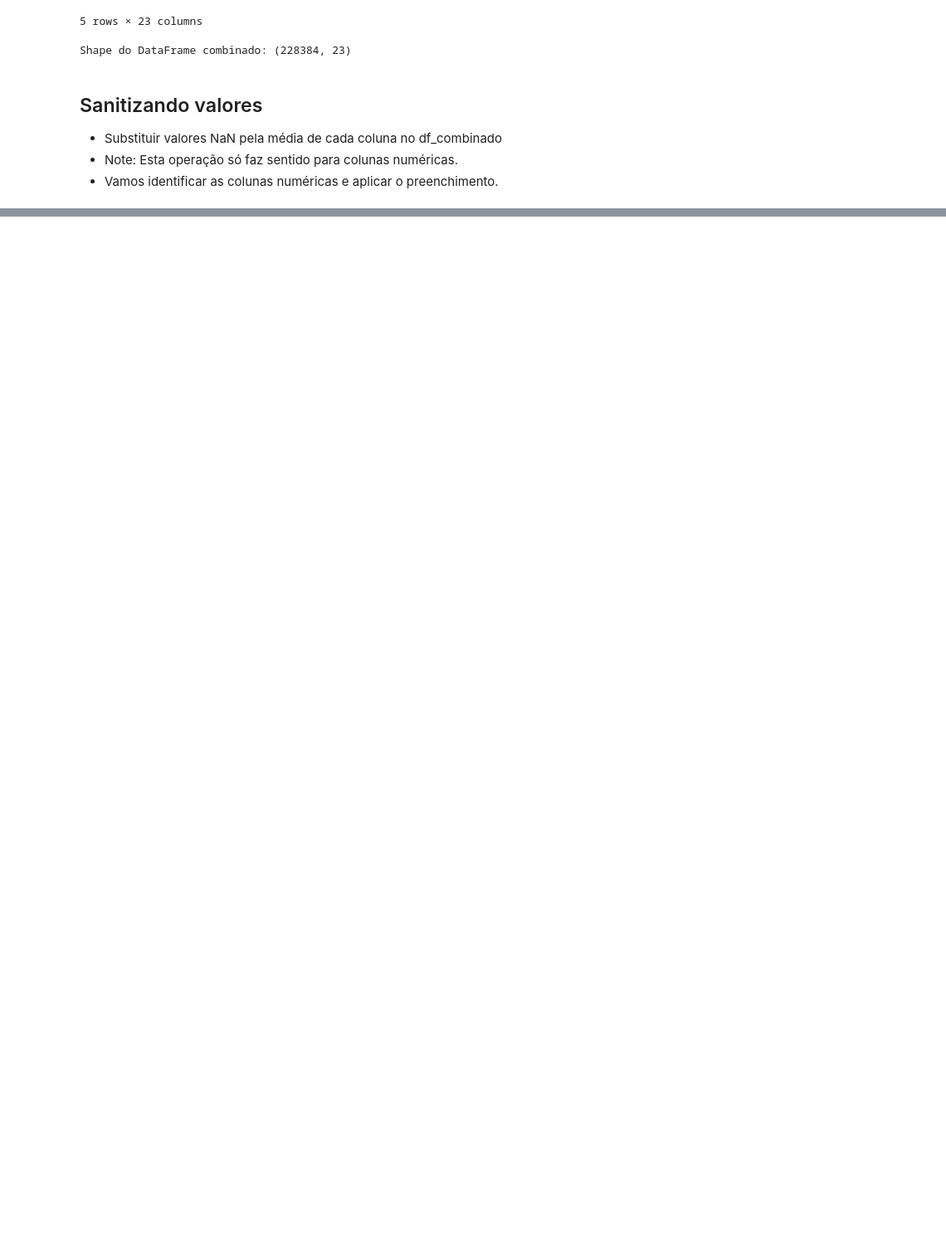
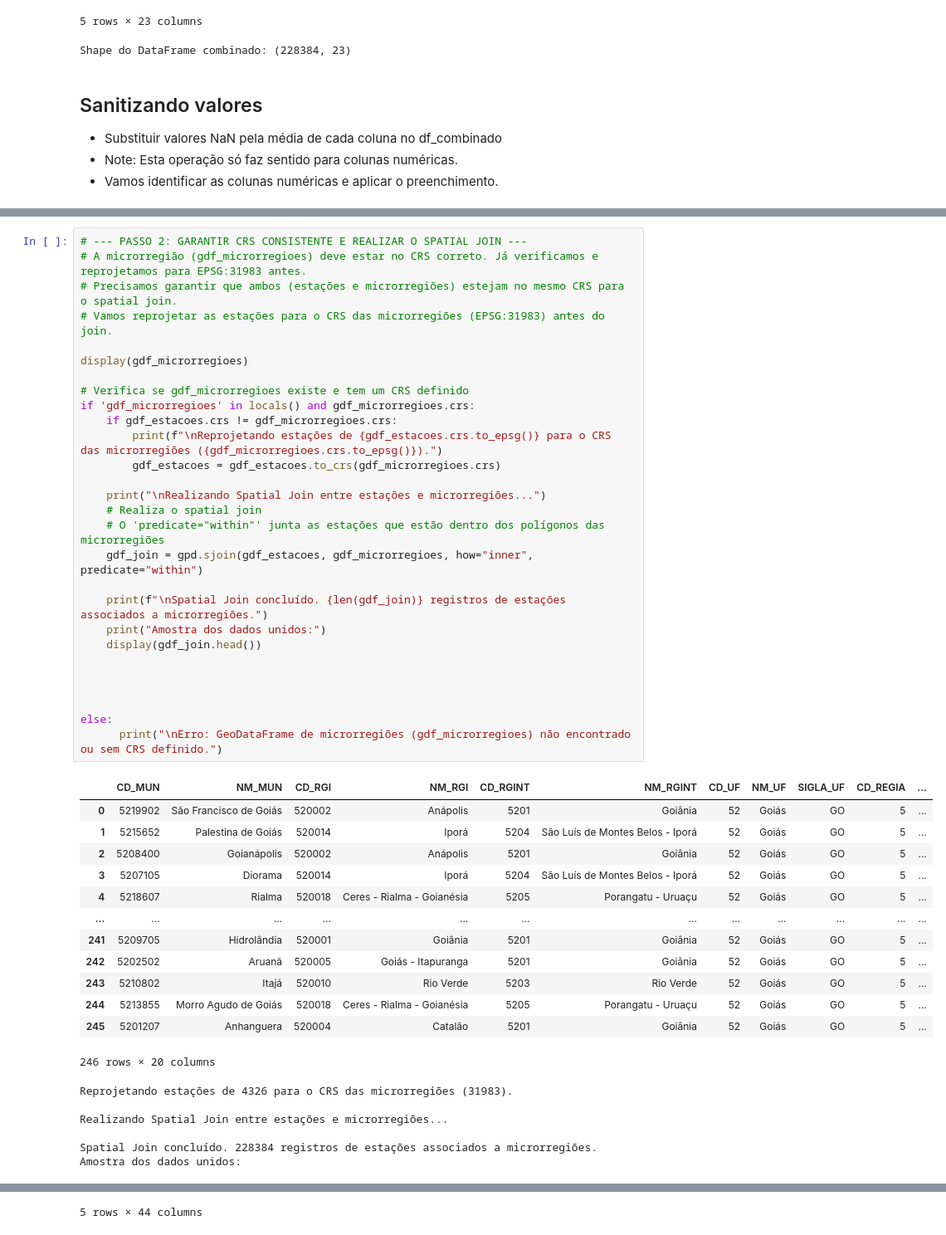
Before and after one commit to Ficheles/ml-politicas-energeticas-ifg-2025, a Jupyter notebook: exploratory_data_analysis.ipynb, the cells around one changed output, grey strips where cells are left out. Shown at 83% size. Cells and saved outputs as stored; diff of their text form; blank space fills up the shorter version.

```diff
--- a/exploratory_data_analysis.ipynb
+++ b/exploratory_data_analysis.ipynb
@@ -691,0 +730,48 @@ Amostra do DataFrame após preencher NaNs com a média:
+# %%
+# --- PASSO 2: GARANTIR CRS CONSISTENTE E REALIZAR O SPATIAL JOIN ---
+# A microrregião (gdf_microrregioes) deve estar no CRS correto. Já verificamos e reprojetamos para EPSG:31983 antes.
+# Precisamos garantir que ambos (estações e microrregiões) estejam no mesmo CRS para o spatial join.
+# Vamos reprojetar as estações para o CRS das microrregiões (EPSG:31983) antes do join.
+
+display(gdf_microrregioes)
+
+# Verifica se gdf_microrregioes existe e tem um CRS definido
+if 'gdf_microrregioes' in locals() and gdf_microrregioes.crs:
+    if gdf_estacoes.crs != gdf_microrregioes.crs:
+        print(f"\nReprojetando estações de {gdf_estacoes.crs.to_epsg()} para o CRS das microrregiões ({gdf_microrregioes.crs.to_epsg()}).")
+        gdf_estacoes = gdf_estacoes.to_crs(gdf_microrregioes.crs)
+
+    print("\nRealizando Spatial Join entre estações e microrregiões...")
+    # Realiza o spatial join
+    # O 'predicate="within"' junta as estações que estão dentro dos polígonos das microrregiões
+    gdf_join = gpd.sjoin(gdf_estacoes, gdf_microrregioes, how="inner", predicate="within")
+
+    print(f"\nSpatial Join concluído. {len(gdf_join)} registros de estações associados a microrregiões.")
+    print("Amostra dos dados unidos:")
+    display(gdf_join.head())
+
+
+
+
+else:
+      print("\nErro: GeoDataFrame de microrregiões (gdf_microrregioes) não encontrado ou sem CRS definido.")
+# %% [output]
+|  | CD_MUN | NM_MUN | CD_RGI | NM_RGI | CD_RGINT | NM_RGINT | CD_UF | NM_UF | SIGLA_UF | CD_REGIA | ... |
+| 0 | 5219902 | São Francisco de Goiás | 520002 | Anápolis | 5201 | Goiânia | 52 | Goiás | GO | 5 | ... |
+| 1 | 5215652 | Palestina de Goiás | 520014 | Iporá | 5204 | São Luís de Montes Belos - Iporá | 52 | Goiás | GO | 5 | ... |
+| 2 | 5208400 | Goianápolis | 520002 | Anápolis | 5201 | Goiânia | 52 | Goiás | GO | 5 | ... |
+| 3 | 5207105 | Diorama | 520014 | Iporá | 5204 | São Luís de Montes Belos - Iporá | 52 | Goiás | GO | 5 | ... |
+| 4 | 5218607 | Rialma | 520018 | Ceres - Rialma - Goianésia | 5205 | Porangatu - Uruaçu | 52 | Goiás | GO | 5 | ... |
+| ... | ... | ... | ... | ... | ... | ... | ... | ... | ... | ... | ... |
+| 241 | 5209705 | Hidrolândia | 520001 | Goiânia | 5201 | Goiânia | 52 | Goiás | GO | 5 | ... |
+| 242 | 5202502 | Aruanã | 520005 | Goiás - Itapuranga | 5201 | Goiânia | 52 | Goiás | GO | 5 | ... |
+| 243 | 5210802 | Itajá | 520010 | Rio Verde | 5203 | Rio Verde | 52 | Goiás | GO | 5 | ... |
+| 244 | 5213855 | Morro Agudo de Goiás | 520018 | Ceres - Rialma - Goianésia | 5205 | Porangatu - Uruaçu | 52 | Goiás | GO | 5 | ... |
+| 245 | 5201207 | Anhanguera | 520004 | Catalão | 5201 | Goiânia | 52 | Goiás | GO | 5 | ... |
+246 rows × 20 columns
+Reprojetando estações de 4326 para o CRS das microrregiões (31983).
+
+Realizando Spatial Join entre estações e microrregiões...
+
+Spatial Join concluído. 228384 registros de estações associados a microrregiões.
+Amostra dos dados unidos:
@@ -691,0 +784 @@ Amostra do DataFrame após preencher NaNs com a média:
+5 rows × 44 columns
```
Also changed, not shown: parts of 9 cells of this notebook.
